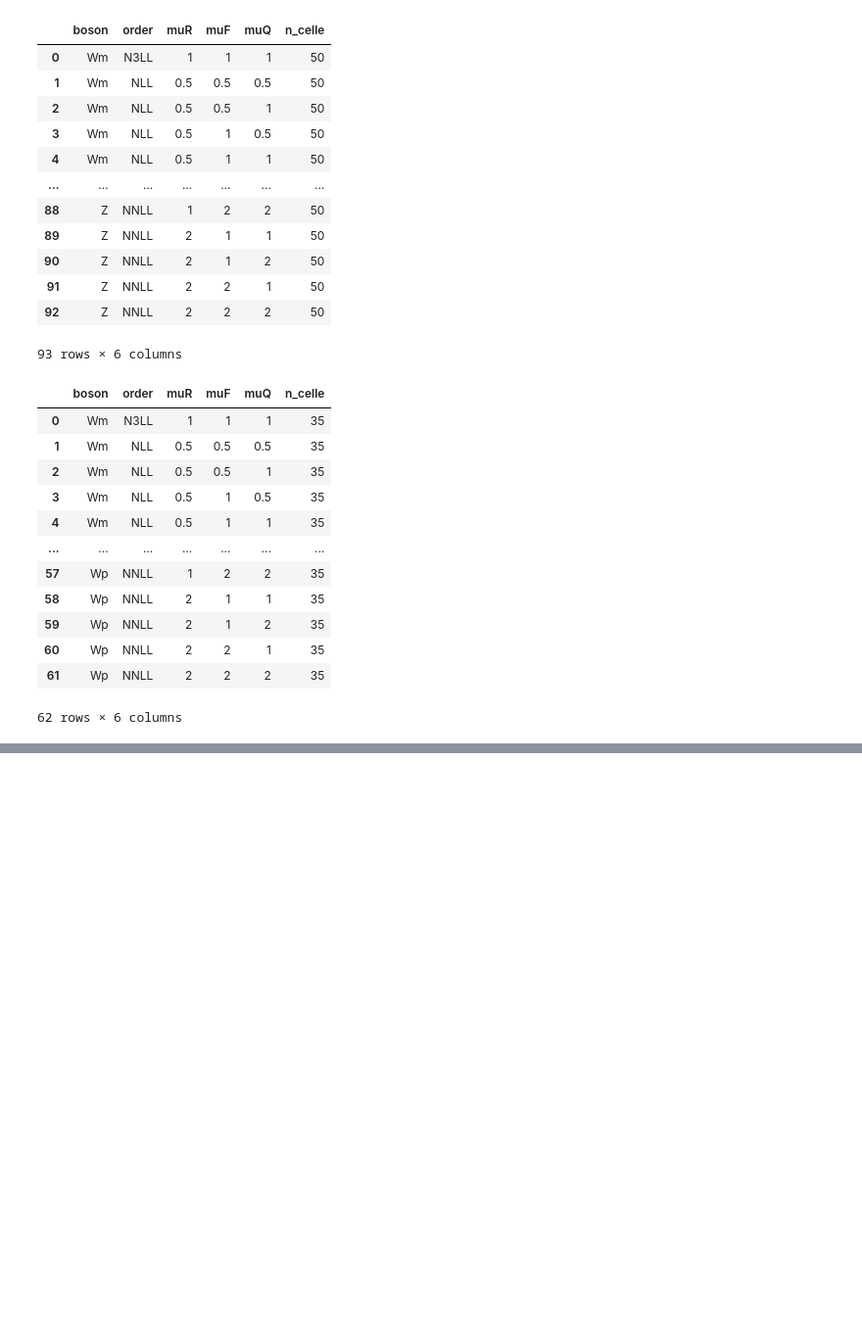
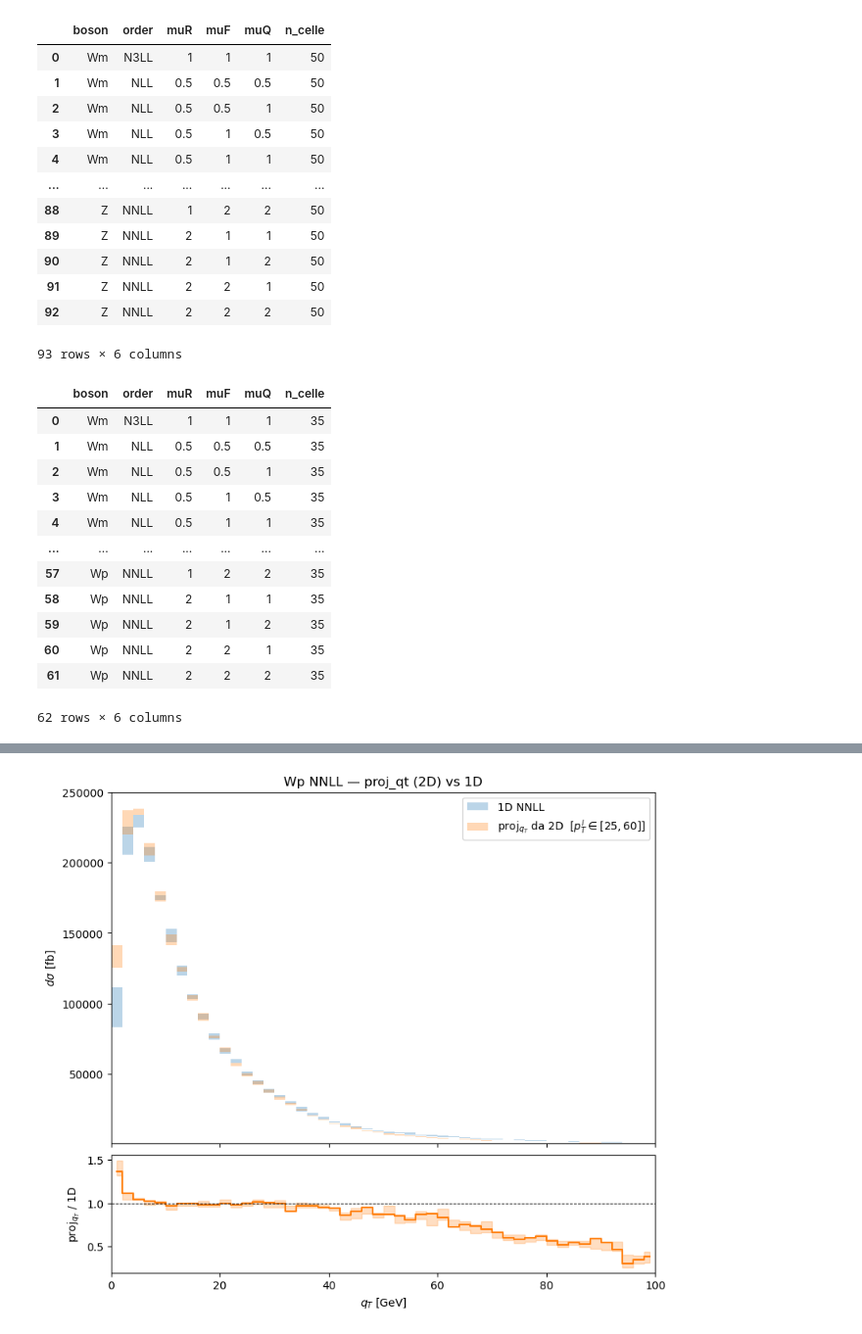
Before and after one commit to acmbulla/DYTurbo-results, a Jupyter notebook: analisi_dyturbo.ipynb, the cells around one changed output, grey strips where cells are left out. Shown at 98% size. Saved outputs shown, nothing was run; the diff lists cells and outputs as text; code cells hidden in the pictures; blank space fills up the shorter version.

```diff
--- a/analisi_dyturbo.ipynb
+++ b/analisi_dyturbo.ipynb
@@ -1140,0 +305,58 @@ Parametro `kind`:
+# %%
+ORDER = 'NNLL'   # ← 'NLL', 'NNLL', 'N3LL'
+BOSON = 'Wp'
+
+nom = f"order=='{ORDER}' and muF==1.0 and muQ==1.0 and muR==1.0"
+
+w1d  = df1d.query(f"boson=='{BOSON}' and {nom}").set_index('qt_lo').sort_index()
+wpqt = df_pqt.query(f"boson=='{BOSON}' and {nom}").set_index('qt_lo').sort_index()
+
+common = sorted(set(w1d.index) & set(wpqt.index))
+qt_c   = w1d.loc[common, 'qt_center'].values
+w_arr  = (w1d.loc[common, 'qt_hi'] - np.array(common)).values
+v1d,  e1d  = w1d.loc[common,  'value'].values, w1d.loc[common,  'error'].values
+vpqt, epqt = wpqt.loc[common, 'value'].values, wpqt.loc[common, 'error'].values
+
+up_1d,  lo_1d  = envelope(df1d,   BOSON, ORDER, x_col='qt_lo')
+up_pqt, lo_pqt = envelope(df_pqt, BOSON, ORDER, x_col='qt_lo')
+
+fig, (ax1, ax2) = plt.subplots(2, 1, figsize=(9, 8), sharex=True,
+                                gridspec_kw={'height_ratios': [3, 1], 'hspace': 0.05})
+
+if ORDER == 'N3LL':
+    ax1.errorbar(qt_c, v1d,  yerr=e1d,  xerr=w_arr/2, fmt='o', markersize=3,
+                 color='C0', linewidth=0, elinewidth=0.8, capsize=0, label=f'1D {ORDER}')
+    ax1.errorbar(qt_c, vpqt, yerr=epqt, xerr=w_arr/2, fmt='s', markersize=3,
+                 color='C1', linewidth=0, elinewidth=0.8, capsize=0,
+                 label=r'proj$_{q_T}$ from 2D  [$p_T^l\in[25,60]$]')
+else:
+    ax1.bar(np.array(common), (up_1d.reindex(common)-lo_1d.reindex(common)).values,
+            bottom=lo_1d.reindex(common).values, width=w_arr, align='edge',
+            alpha=0.30, color='C0', linewidth=0, label=f'1D {ORDER}')
+    # ax1.step(qt_c, v1d, where='mid', color='C0')
+    ax1.bar(np.array(common), (up_pqt.reindex(common)-lo_pqt.reindex(common)).values,
+            bottom=lo_pqt.reindex(common).values, width=w_arr, align='edge',
+            alpha=0.30, color='C1', linewidth=0,
+            label=r'proj$_{q_T}$ from 2D  [$p_T^l\in[25,60]$]')
+    # ax1.step(qt_c, vpqt, where='mid', color='C1', linestyle='--')
+
+ax1.set_ylabel(r'$d\sigma$ [fb]')
+ax1.legend(); ax1.set_title(f'{BOSON} {ORDER} — proj_qt (2D) vs 1D')
+
+ratio     = vpqt / v1d
+ratio_err = epqt / v1d  # ratio * np.sqrt((epqt/vpqt)**2 + (e1d/v1d)**2)
+ratio_up  = up_pqt / v1d
+ratio_lo  = lo_pqt / v1d
+if ORDER == 'N3LL':
+    ax2.errorbar(qt_c, ratio, yerr=ratio_err, xerr=w_arr/2, fmt='s', markersize=3,
+                 color='C1', linewidth=0, elinewidth=0.8, capsize=0)
+else:
+    ax2.step(qt_c, ratio, where='mid', color='C1')
+    ax2.fill_between(qt_c, ratio_lo, ratio_up, step='mid', alpha=0.25, color='C1')
+
+ax2.axhline(1, color='k', linewidth=0.7, linestyle='--')
+ax2.set_xlabel(r'$q_T$ [GeV]'); ax2.set_ylabel('proj$_{q_T}$ / 1D')
+ax2.set_xlim(0, 100)
+plt.show()
+# %% [output]
+[figure, added]
```
Also changed, not shown: parts of 58 cells of this notebook.
